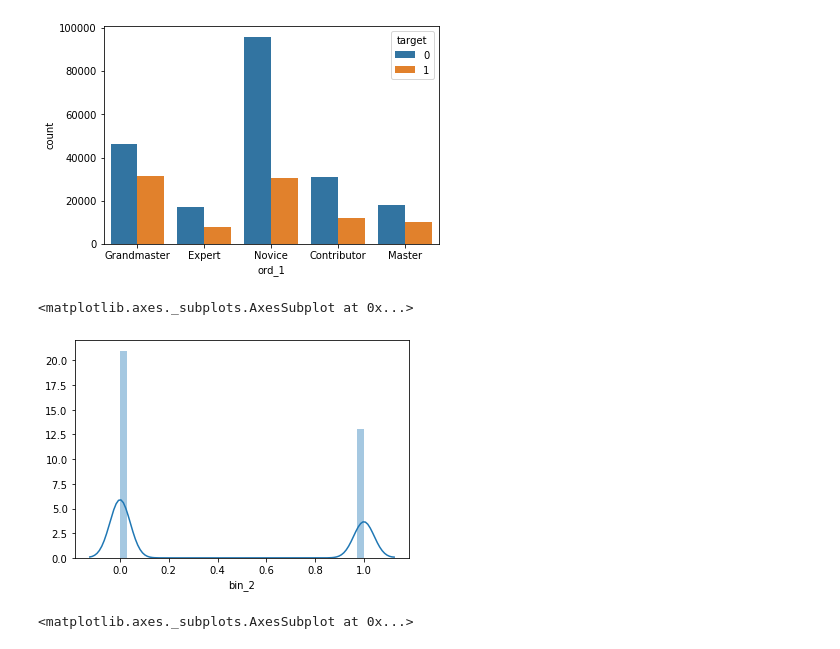
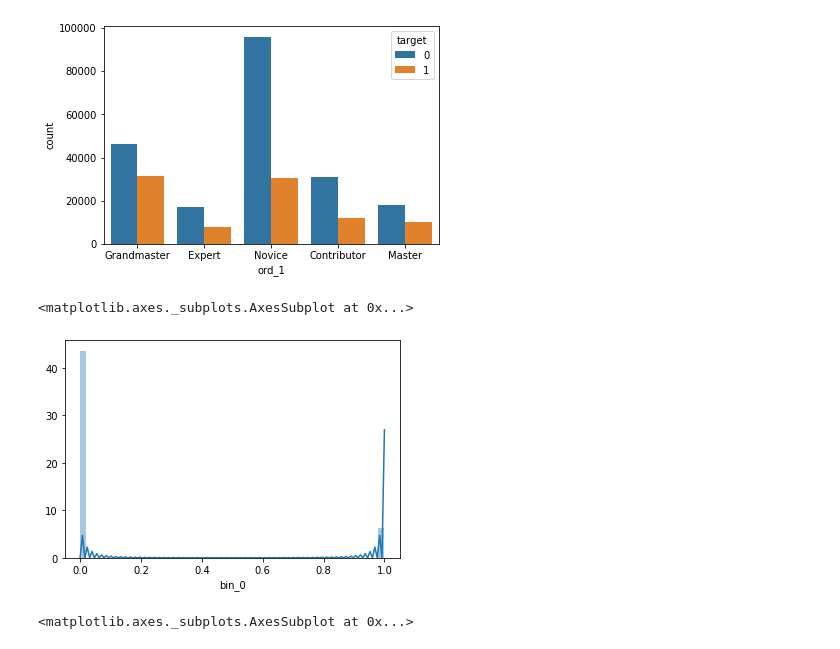
Before and after one commit to Younes-Charfaoui/ML-Projects, a Jupyter notebook: ca_in_data/Cat in Data.ipynb, the cells around one changed output. Cells and saved outputs as stored; diff of their text form; code cells hidden in the pictures.

```diff
--- a/ca_in_data/Cat in Data.ipynb
+++ b/ca_in_data/Cat in Data.ipynb
@@ -82,10 +83,10 @@ sns.countplot(x = 'ord_1', data = data , hue = 'target')
 <matplotlib.axes._subplots.AxesSubplot at 0x...>
 [figure]
 # %%
-sns.distplot(data['bin_2'])
+sns.distplot(data['bin_0'])
 # %% [output]
 <matplotlib.axes._subplots.AxesSubplot at 0x...>
-[figure, old version]
+[figure, new version]
 # %%
 sns.countplot(x = 'bin_3', data = data )
 # %% [output]
```
Also changed, not shown: parts of 20 cells of this notebook.
